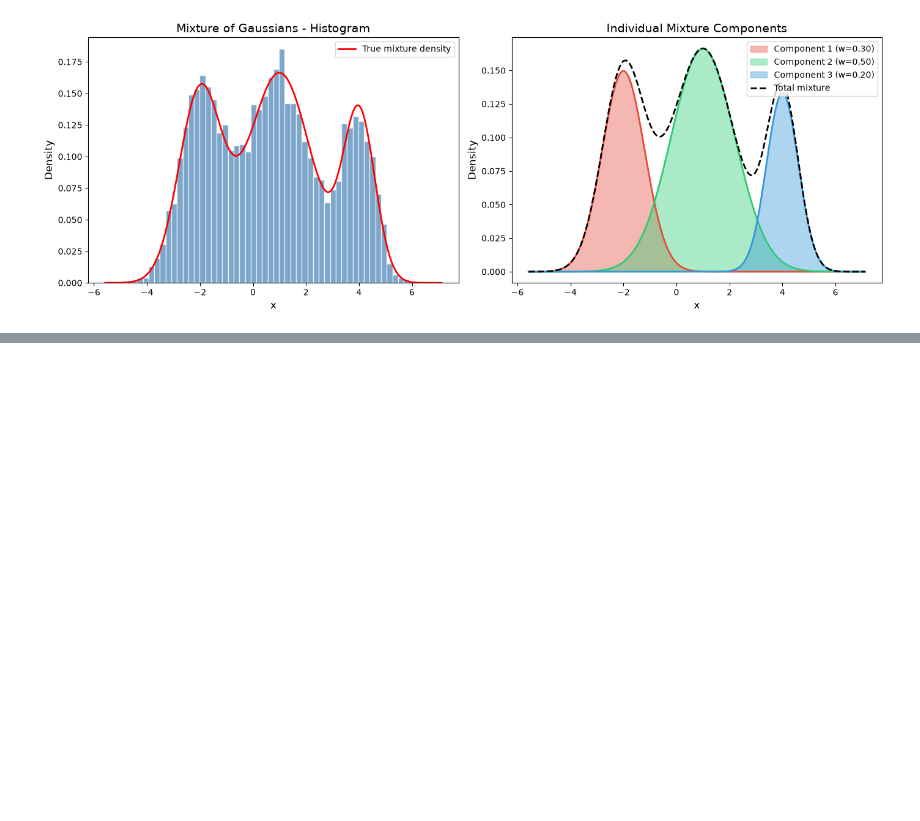
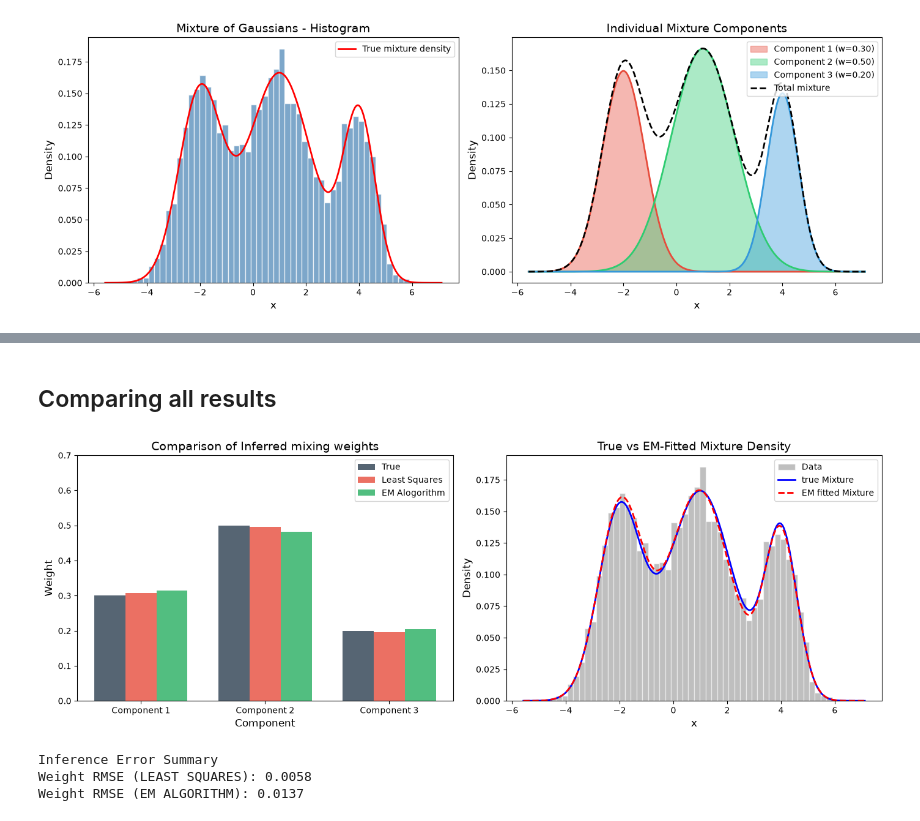
Before and after one commit to YasmineCharifi/Brownian-Motion-Simulator, a Jupyter notebook: notebooks/mixture_of_gaussians.ipynb, the cells around one changed output, grey strips where cells are left out. Drawn from its saved outputs; the diff is of its cells as text; code cells hidden in the pictures; blank space fills up the shorter version.

Commit message:
notebook mixture of gaussia data bis adding the least squares and EM algorithm methods

```diff
--- a/notebooks/mixture_of_gaussians.ipynb
+++ b/notebooks/mixture_of_gaussians.ipynb
@@ -77,0 +81,17 @@ True mixture parameters:
+# %%
+# discretization
+def create_bins(data, n_bins=30):
+    # creating histogram bins and compute bin counts/centers
+    counts, bin_edges = np.histogram(data, bins=n_bins)
+    bin_centers = (bin_edges[:-1] + bin_edges[1:])/2
+    bin_width = bin_edges[1] - bin_edges[0]
+
+    # noramlize to get empirical probabilities
+    bin_probs = counts/counts.sum()
+
+    return bin_centers, bin_probs, bin_width, bin_edges
+
+n_bins = 40
+bin_centers, bin_probs, bin_width, bin_edges = create_bins(data, n_bins)
+print(f"Number of bins: {n_bins}")
+print(f"Bin width: {bin_width}")
@@ -77,0 +233,50 @@ True mixture parameters:
+# %% [markdown]
+## Comparing all results
+# %%
+fig, axes = plt.subplots(1, 2, figsize=(14,5))
+
+x_pos = np.arange(3)
+width = 0.25
+
+axes[0].bar(x_pos-width, TRUE_WEIGHTS, width, label='True', color='#2c3e50', alpha=0.8)
+axes[0].bar(x_pos, inferred_weights_ls, width, label='Least Squares', color='#e74c3c', alpha=0.8)
+axes[0].bar(x_pos+width, inferred_weights_em, width, label='EM Alogorithm', color='#27ae60', alpha=0.8)
+
+axes[0].set_xlabel('Component', fontsize=12)
+axes[0].set_ylabel('Weight', fontsize=12)
+axes[0].set_title('Comparison of Inferred mixing weights', fontsize=14)
+axes[0].set_xticks(x_pos)
+axes[0].set_xticklabels(['Component 1', 'Component 2', 'Component 3'])
+axes[0].legend()
+axes[0].set_ylim(0,0.7)
+
+# density comparison
+x_grid = np.linspace(data.min()-1, data.max()+1, 500)
+true_density = sum(w*stats.norm.pdf(x_grid,m,s) for w,m,s in zip(TRUE_WEIGHTS, TRUE_MEANS, TRUE_STDS))
+em_density = sum(w*stats.norm.pdf(x_grid,m,s) for w,m,s in zip(inferred_weights_em, inferred_means_em, inferred_stds_em))
+
+axes[1].hist(data, bins=50, density=True, alpha=0.5, color='gray', edgecolor='white', label='Data')
+axes[1].plot(x_grid, true_density, 'b-', linewidth=2, label='true Mixture')
+axes[1].plot(x_grid, em_density, 'r--', linewidth=2, label='EM fitted Mixture')
+
+axes[1].set_xlabel('x', fontsize=12)
+axes[1].set_ylabel('Density', fontsize=12)
+axes[1].set_title('True vs EM-Fitted Mixture Density', fontsize=14)
+axes[1].legend()
+
+plt.tight_layout()
+plt.show()
+# %% [output]
+[figure, added]
+# %%
+# Quantitative Comparison
+print("Inference Error Summary")
+weight_error_ls = np.sqrt(np.mean((np.array(TRUE_WEIGHTS) - inferred_weights_ls)**2))
+weight_error_em = np.sqrt(np.mean((np.array(TRUE_WEIGHTS) - inferred_weights_em)**2))
+
+print(f"Weight RMSE (LEAST SQUARES): {weight_error_ls:.4f}")
+print(f"Weight RMSE (EM ALGORITHM): {weight_error_em:.4f}")
+# %% [output]
+Inference Error Summary
+Weight RMSE (LEAST SQUARES): 0.0058
+Weight RMSE (EM ALGORITHM): 0.0137
```
Also changed, not shown: parts of 8 cells of this notebook.
